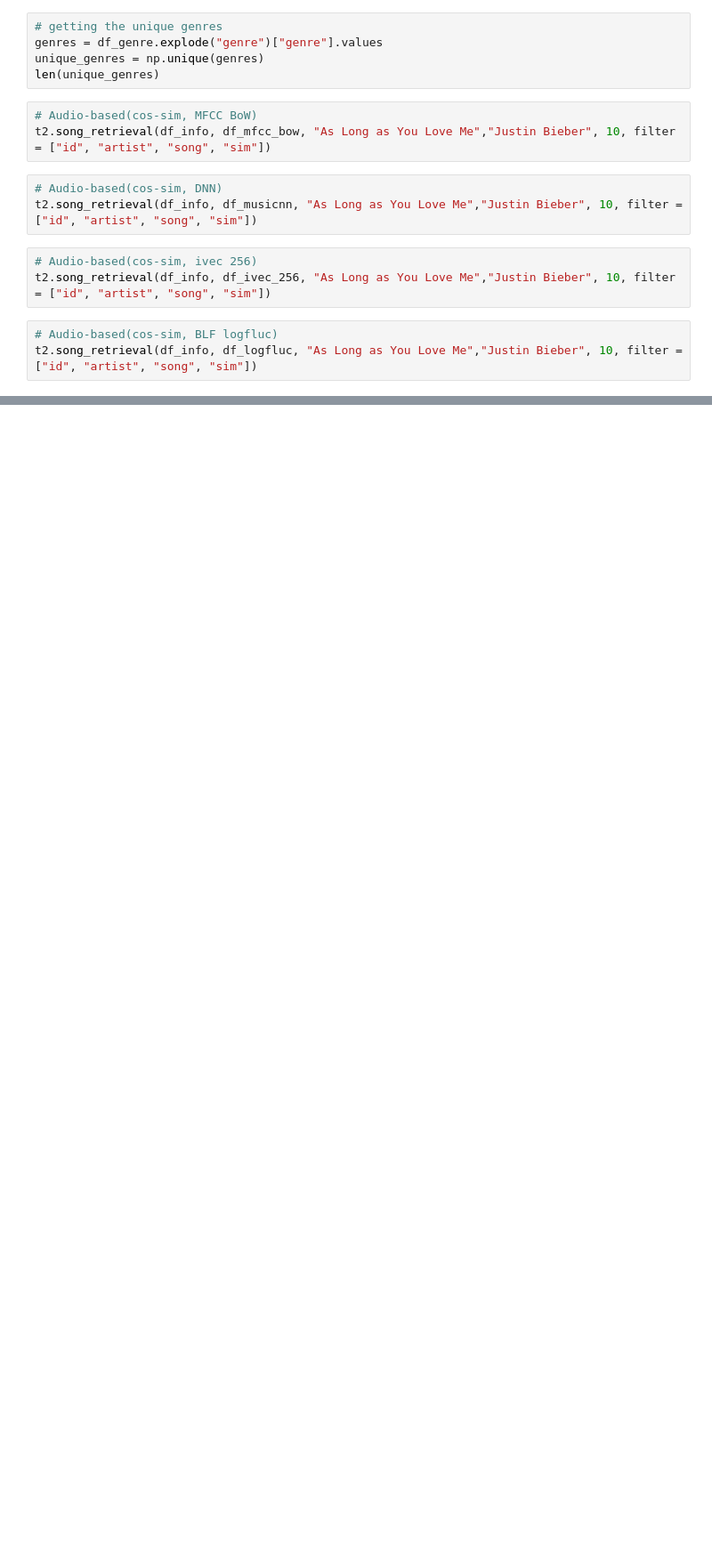
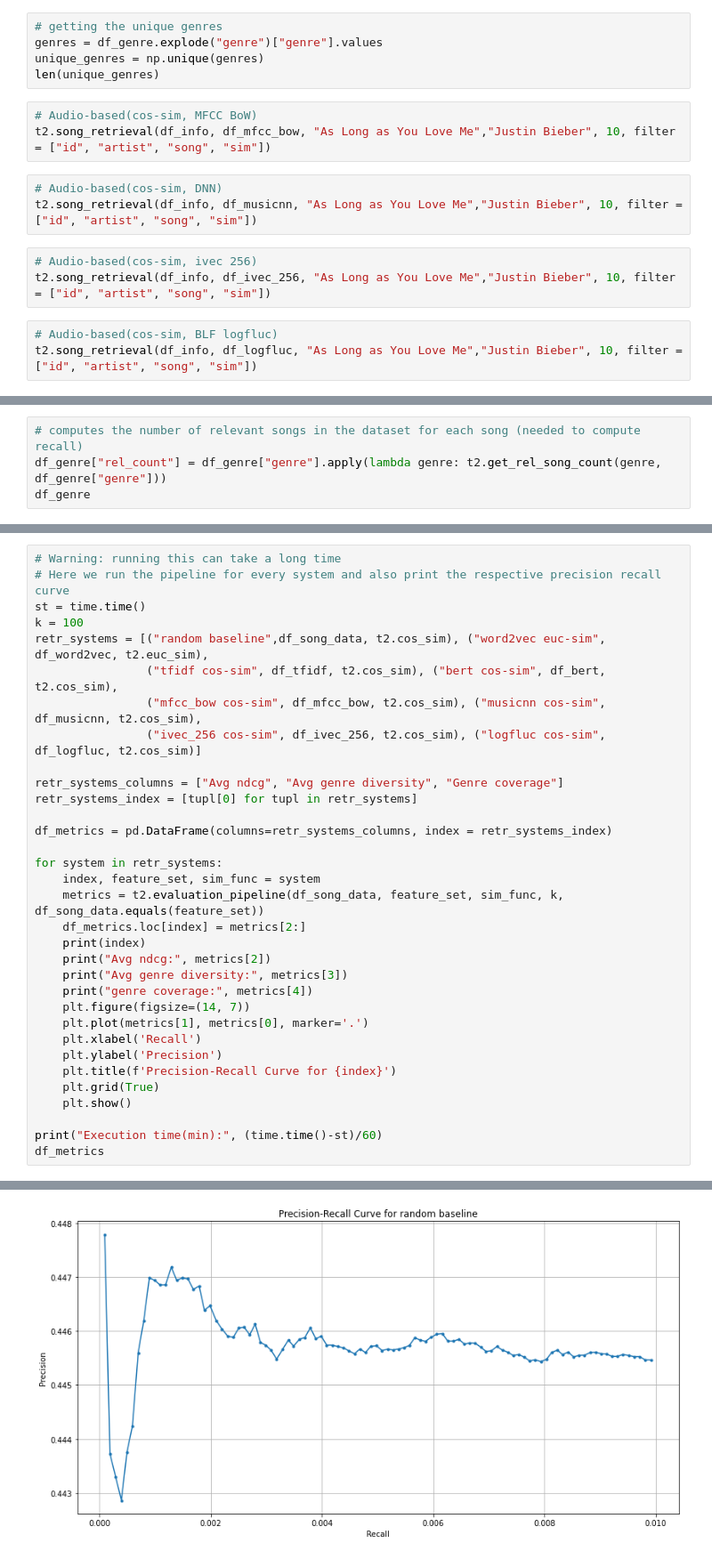
Before and after one commit to danis-git/MMSR-Group-C, a Jupyter notebook: 2/Task_2.ipynb, the cells around one changed output, grey strips where cells are left out. Shown: that part at 89% size. Saved outputs shown, nothing was run; the diff lists cells and outputs as text; blank space fills up the shorter version.

Commit message:
implemented final pipeline for each system and metric

```diff
--- a/2/Task_2.ipynb
+++ b/2/Task_2.ipynb
@@ -87,0 +71,4 @@ print("Execution time(min):", (time.time()-st)/60)
+# %%
+# computes the number of relevant songs in the dataset for each song (needed to compute recall)
+df_genre["rel_count"] = df_genre["genre"].apply(lambda genre: t2.get_rel_song_count(genre, df_genre["genre"]))
+df_genre
@@ -87,0 +106,34 @@ print("Execution time(min):", (time.time()-st)/60)
+# %%
+# Warning: running this can take a long time
+# Here we run the pipeline for every system and also print the respective precision recall curve
+st = time.time()
+k = 100
+retr_systems = [("random baseline",df_song_data, t2.cos_sim), ("word2vec euc-sim", df_word2vec, t2.euc_sim),
+                ("tfidf cos-sim", df_tfidf, t2.cos_sim), ("bert cos-sim", df_bert, t2.cos_sim),
+                ("mfcc_bow cos-sim", df_mfcc_bow, t2.cos_sim), ("musicnn cos-sim", df_musicnn, t2.cos_sim),
+                ("ivec_256 cos-sim", df_ivec_256, t2.cos_sim), ("logfluc cos-sim", df_logfluc, t2.cos_sim)]
+
+retr_systems_columns = ["Avg ndcg", "Avg genre diversity", "Genre coverage"]
+retr_systems_index = [tupl[0] for tupl in retr_systems]
+
+df_metrics = pd.DataFrame(columns=retr_systems_columns, index = retr_systems_index)
+
+for system in retr_systems:
+    index, feature_set, sim_func = system
+    metrics = t2.evaluation_pipeline(df_song_data, feature_set, sim_func, k, df_song_data.equals(feature_set))
+    df_metrics.loc[index] = metrics[2:]
+    print(index)
+    print("Avg ndcg:", metrics[2])
+    print("Avg genre diversity:", metrics[3])
+    print("genre coverage:", metrics[4])
+    plt.figure(figsize=(14, 7))
+    plt.plot(metrics[1], metrics[0], marker='.')
+    plt.xlabel('Recall')
+    plt.ylabel('Precision')
+    plt.title(f'Precision-Recall Curve for {index}')
+    plt.grid(True)
+    plt.show()
+
+print("Execution time(min):", (time.time()-st)/60)
+df_metrics
+# %% [output]
@@ -87,0 +145 @@ print("Execution time(min):", (time.time()-st)/60)
+[figure, added]
```
Also changed, not shown: parts of 20 cells of this notebook, 1 other file.
